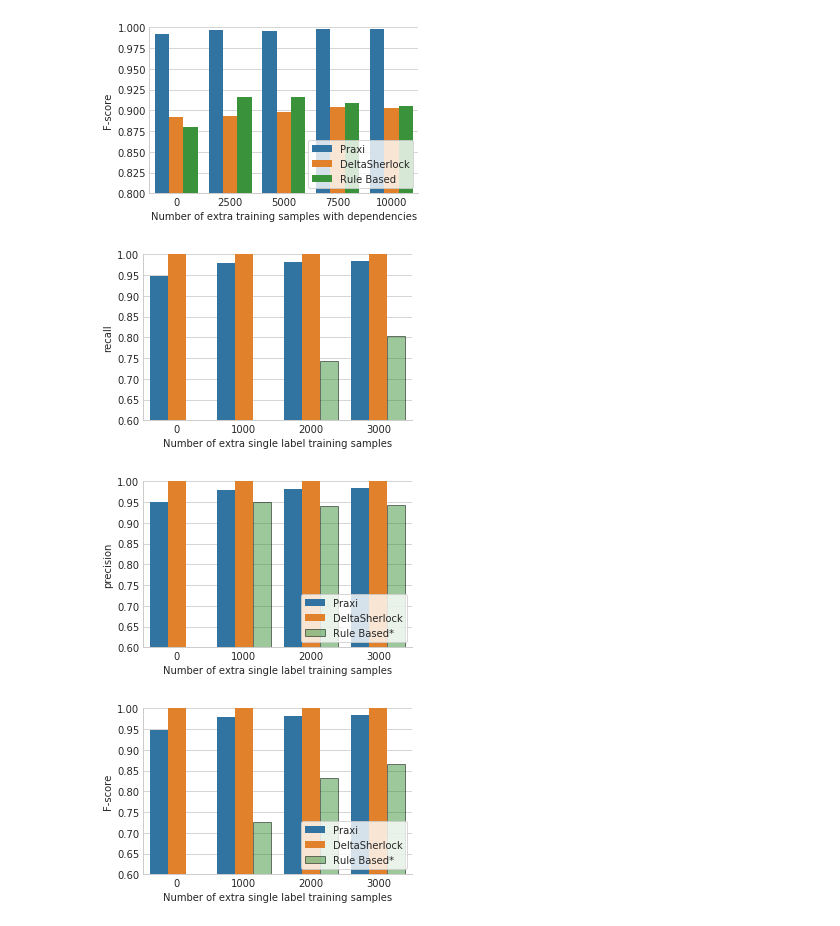
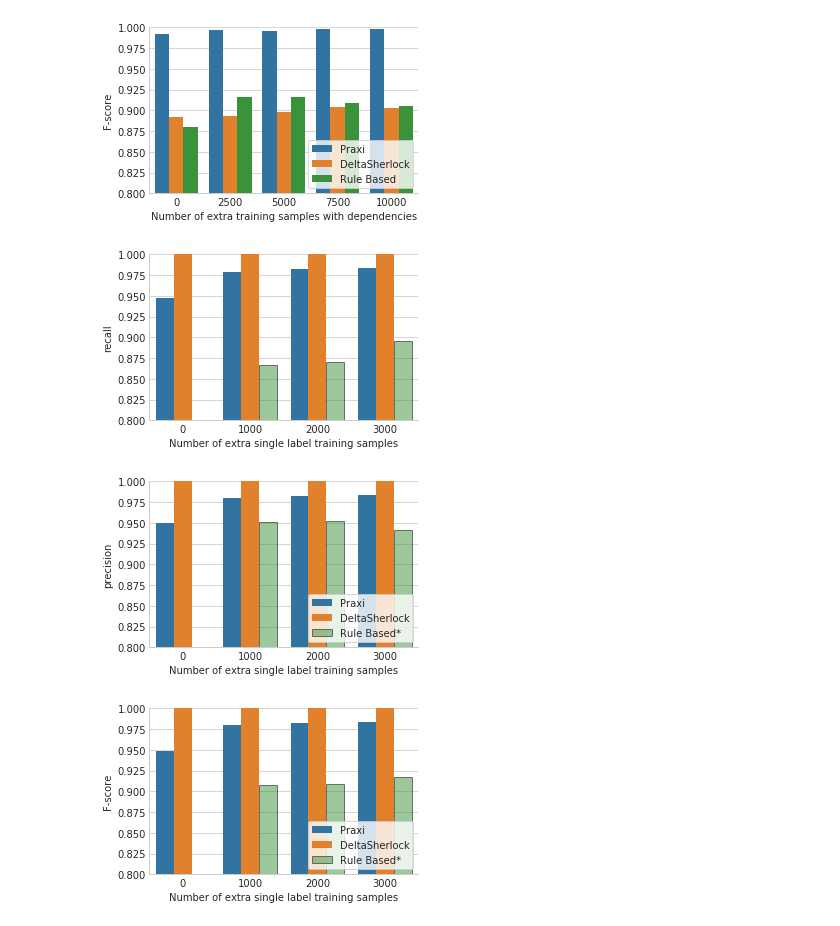
Before and after one commit to deltasherlock/experiments, a Jupyter notebook: plots/plots.ipynb, the cells around one changed output. Saved outputs shown, nothing was run; the diff lists cells and outputs as text; code cells hidden in the pictures.

Commit message:
New plots

```diff
--- a/plots/plots.ipynb
+++ b/plots/plots.ipynb
@@ -38,37 +38,37 @@ for i, bar in enumerate(g.axes[0][0].patches):
     if i > 7:
         bar.set_alpha(0.5)
         bar.set_edgecolor('black')
-plt.ylim((0.6, 1))
+plt.ylim((0.8, 1))
 plt.xlabel('Number of extra single label training samples')
 #plt.savefig('/home/ates/prospectus/figures/ds_recall.pdf')
 
 g = sns.factorplot(data=df, x='dirty_count', hue='method', y='precision',
                    hue_order=['Praxi', 'DeltaSherlock', 'Rule Based*'],
                    kind='bar', legend=False, aspect=1.5, size=3)
 for i, bar in enumerate(g.axes[0][0].patches):
     if i > 7:
         bar.set_alpha(0.5)
         bar.set_edgecolor('black')
-plt.ylim((0.6, 1))
+plt.ylim((0.8, 1))
 plt.legend(loc='lower right', frameon=True)
 plt.xlabel('Number of extra single label training samples')
 #plt.savefig('/home/ates/prospectus/figures/ds_precision.pdf')
 
 df['F-score'] = 2 * (df['precision'] * df['recall']) / (df['precision'] + df['recall'])
 
 g = sns.factorplot(data=df, x='dirty_count', hue='method', y='F-score',
                    hue_order=['Praxi', 'DeltaSherlock', 'Rule Based*'],
                    kind='bar', legend=False, aspect=1.5, size=3)
 
 for i, bar in enumerate(g.axes[0][0].patches):
     if i > 7:
         bar.set_alpha(0.5)
         bar.set_edgecolor('black')
-plt.ylim((0.6, 1))
+plt.ylim((0.8, 1))
 plt.legend(loc='lower right', frameon=True)
 plt.xlabel('Number of extra single label training samples')
 plt.savefig('/home/ates/deltasherlock/paper/figures/multi_label.pdf')
 # %% [output]
-[figure, old version]
+[figure, new version]
-[figure, old version]
+[figure, new version]
-[figure, old version]
+[figure, new version]
```
Also changed, not shown: 1 other file.
